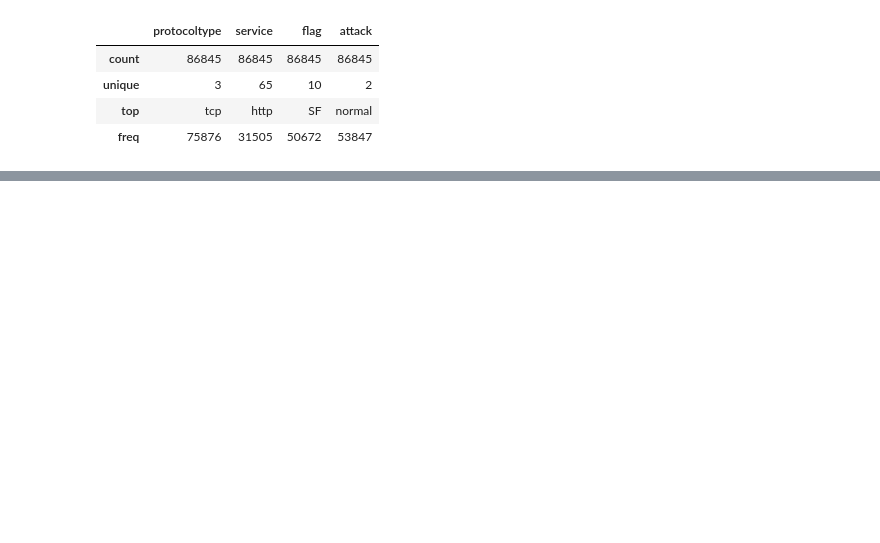
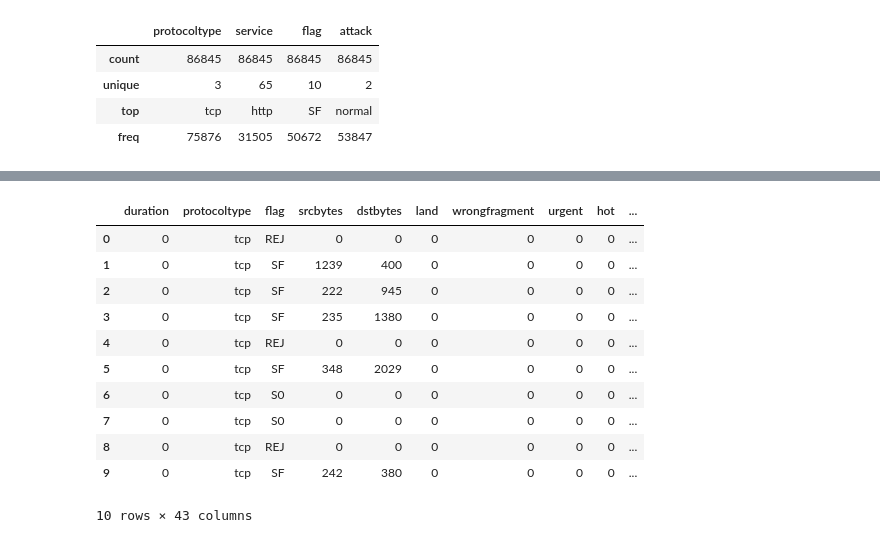
Before and after one commit to Nikitav0608/AIPlanetHackathon, a Jupyter notebook: Main.ipynb, the cells around one changed output, grey strips where cells are left out. Saved outputs shown, nothing was run; the diff lists cells and outputs as text; code cells hidden in the pictures; blank space fills up the shorter version.

```diff
--- a/Main.ipynb
+++ b/Main.ipynb
@@ -223,0 +142,19 @@ Accuracy on training data =  0.9985750474984167
+# %%
+#first gives Binary representation to the attack column
+#Denoting normal as 0 and neptune as 1
+train['Attack_Type'] = train['attack'].apply(lambda x: 0 if x == 'normal' else 1)
+# %%
+train.head(10)
+# %% [output]
+|  | duration | protocoltype | flag | srcbytes | dstbytes | land | wrongfragment | urgent | hot | ... |
+| 0 | 0 | tcp | REJ | 0 | 0 | 0 | 0 | 0 | 0 | ... |
+| 1 | 0 | tcp | SF | 1239 | 400 | 0 | 0 | 0 | 0 | ... |
+| 2 | 0 | tcp | SF | 222 | 945 | 0 | 0 | 0 | 0 | ... |
+| 3 | 0 | tcp | SF | 235 | 1380 | 0 | 0 | 0 | 0 | ... |
+| 4 | 0 | tcp | REJ | 0 | 0 | 0 | 0 | 0 | 0 | ... |
+| 5 | 0 | tcp | SF | 348 | 2029 | 0 | 0 | 0 | 0 | ... |
+| 6 | 0 | tcp | S0 | 0 | 0 | 0 | 0 | 0 | 0 | ... |
+| 7 | 0 | tcp | S0 | 0 | 0 | 0 | 0 | 0 | 0 | ... |
+| 8 | 0 | tcp | REJ | 0 | 0 | 0 | 0 | 0 | 0 | ... |
+| 9 | 0 | tcp | SF | 242 | 380 | 0 | 0 | 0 | 0 | ... |
+10 rows × 43 columns
```
Also changed, not shown: parts of 67 cells of this notebook, 1 other file.
